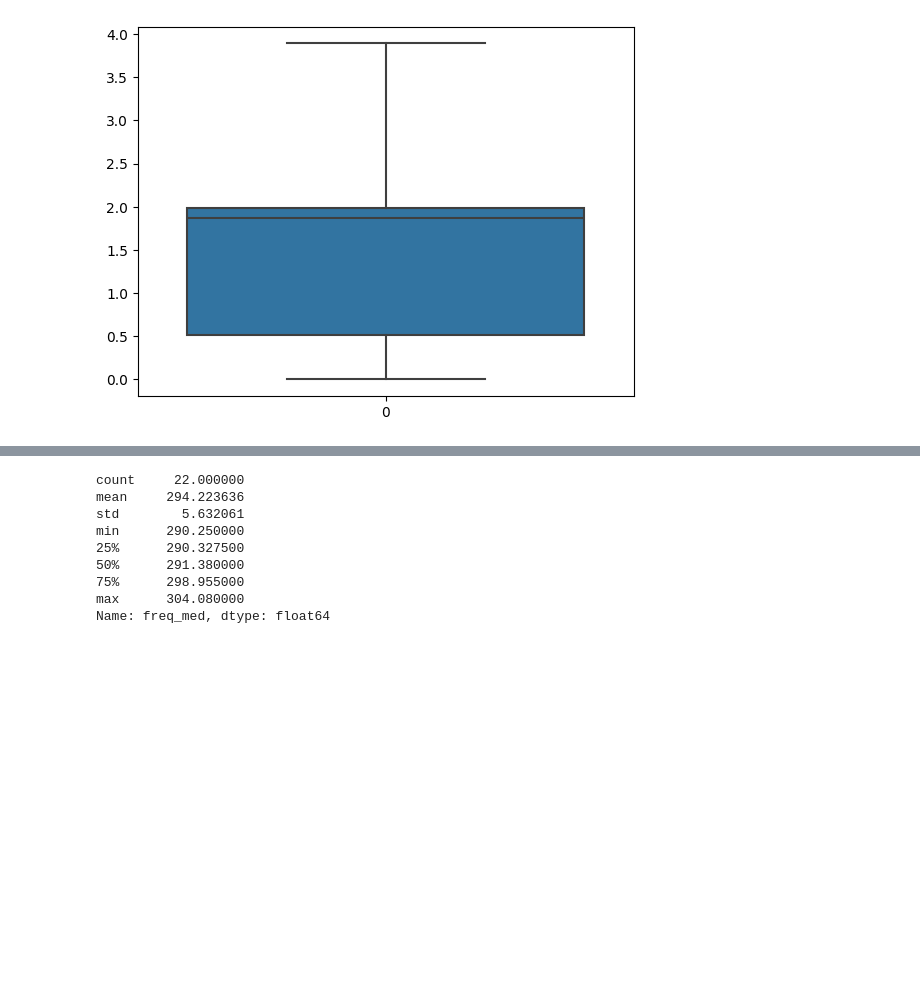
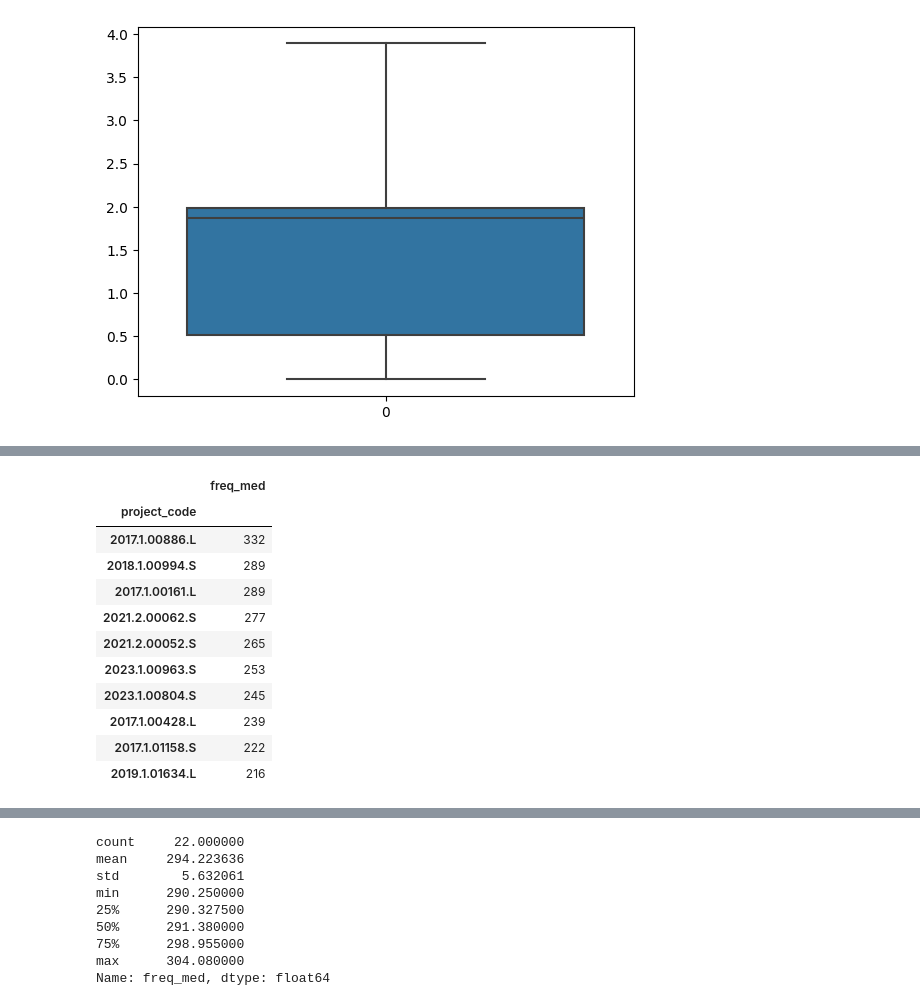
Before and after one commit to rlipps/NRAO_Capstone, a Jupyter notebook: data/measurement_test.ipynb, the cells around one changed output, grey strips where cells are left out. Saved outputs shown, nothing was run; the diff lists cells and outputs as text; code cells hidden in the pictures; blank space fills up the shorter version.

```diff
--- a/data/measurement_test.ipynb
+++ b/data/measurement_test.ipynb
@@ -138,0 +151,17 @@ See the caveats in the documentation: https://pandas.pydata.org/pandas-docs/stab
+# %%
+smalls.groupby(['project_code']).agg({
+    'freq_med':'count'
+}).sort_values('freq_med', ascending=False).head(10)
+# %% [output]
+|  | freq_med |
+| project_code |  |
+| 2017.1.00886.L | 332 |
+| 2018.1.00994.S | 289 |
+| 2017.1.00161.L | 289 |
+| 2021.2.00062.S | 277 |
+| 2021.2.00052.S | 265 |
+| 2023.1.00963.S | 253 |
+| 2023.1.00804.S | 245 |
+| 2017.1.00428.L | 239 |
+| 2017.1.01158.S | 222 |
+| 2019.1.01634.L | 216 |
```
Also changed, not shown: parts of 2 cells of this notebook.
